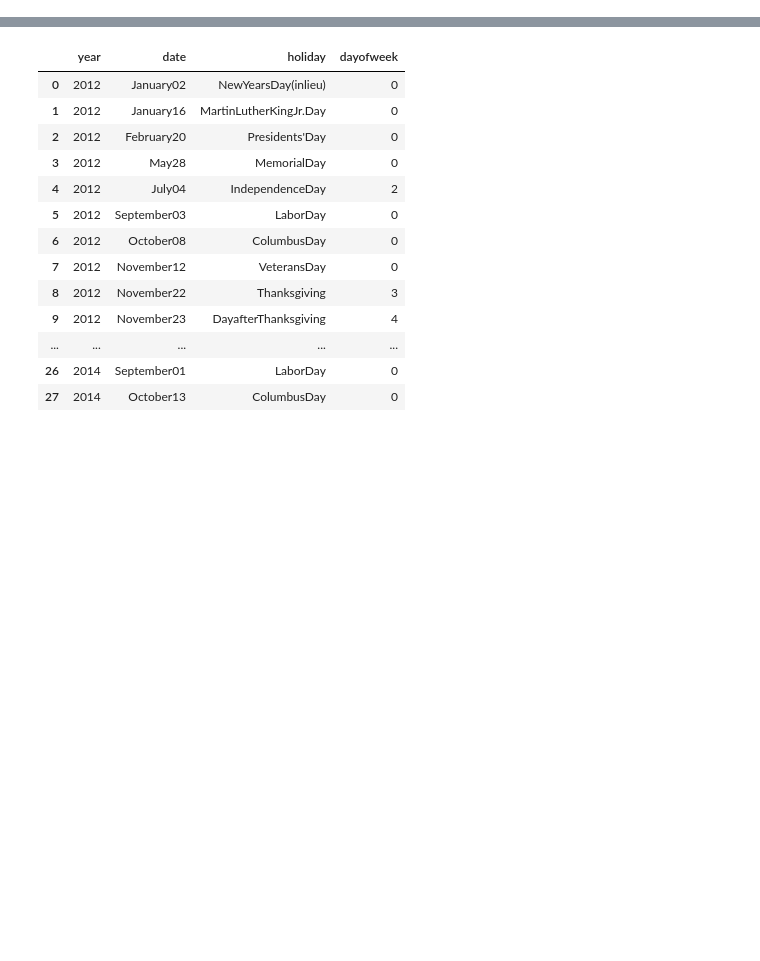
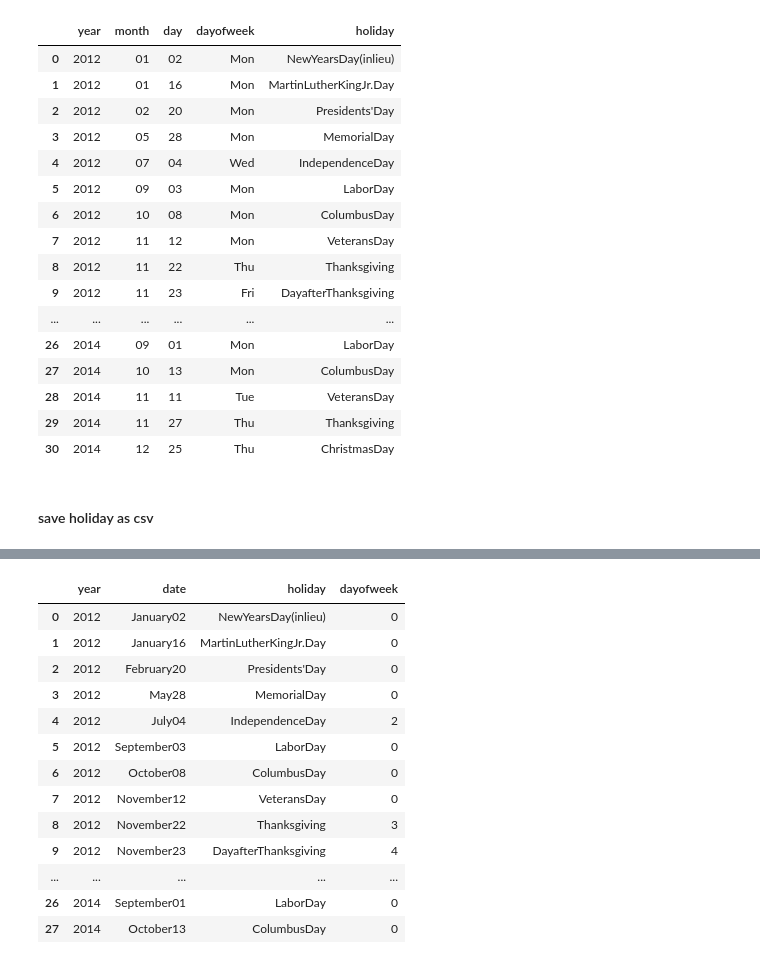
Before and after one commit to lucaseo/dss7-walmart-project, a Jupyter notebook: wy/Add Holiday to Data.ipynb, the cells around one changed output, grey strips where cells are left out. Drawn from its saved outputs; the diff is of its cells as text; code cells hidden in the pictures; blank space fills up the shorter version.

```diff
--- a/wy/Add Holiday to Data.ipynb
+++ b/wy/Add Holiday to Data.ipynb
@@ -113,0 +141,34 @@ holiday
+# %%
+holiday = holiday.drop('date', axis = 1)
+# %%
+holiday2 = pd.DataFrame(columns=['year', 'month', 'day', 'dayofweek', 'holiday'])
+# %%
+holiday2['year'] = holiday['year']
+holiday2['month'] = holiday['month']
+holiday2['day'] = holiday['day']
+holiday2['dayofweek'] = holiday['dayofweek']
+holiday2['holiday'] = holiday['holiday']
+# %%
+holiday = holiday2
+# %%
+holiday
+# %% [output]
+|  | year | month | day | dayofweek | holiday |
+| 0 | 2012 | 01 | 02 | Mon | NewYearsDay(inlieu) |
+| 1 | 2012 | 01 | 16 | Mon | MartinLutherKingJr.Day |
+| 2 | 2012 | 02 | 20 | Mon | Presidents'Day |
+| 3 | 2012 | 05 | 28 | Mon | MemorialDay |
+| 4 | 2012 | 07 | 04 | Wed | IndependenceDay |
+| 5 | 2012 | 09 | 03 | Mon | LaborDay |
+| 6 | 2012 | 10 | 08 | Mon | ColumbusDay |
+| 7 | 2012 | 11 | 12 | Mon | VeteransDay |
+| 8 | 2012 | 11 | 22 | Thu | Thanksgiving |
+| 9 | 2012 | 11 | 23 | Fri | DayafterThanksgiving |
+| ... | ... | ... | ... | ... | ... |
+| 26 | 2014 | 09 | 01 | Mon | LaborDay |
+| 27 | 2014 | 10 | 13 | Mon | ColumbusDay |
+| 28 | 2014 | 11 | 11 | Tue | VeteransDay |
+| 29 | 2014 | 11 | 27 | Thu | Thanksgiving |
+| 30 | 2014 | 12 | 25 | Thu | ChristmasDay |
+# %% [markdown]
+#### save holiday as csv
```
Also changed, not shown: parts of 22 cells of this notebook, 2 other files.
